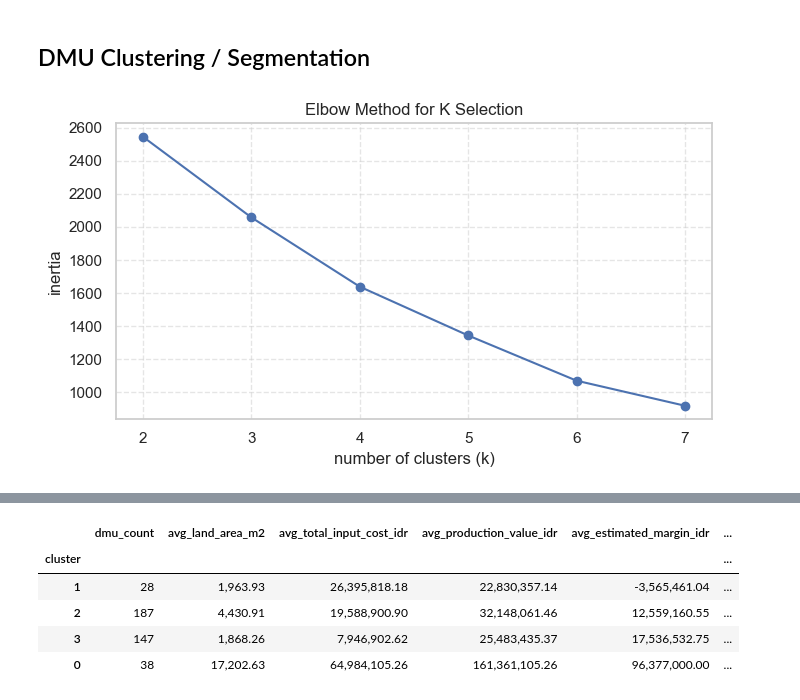
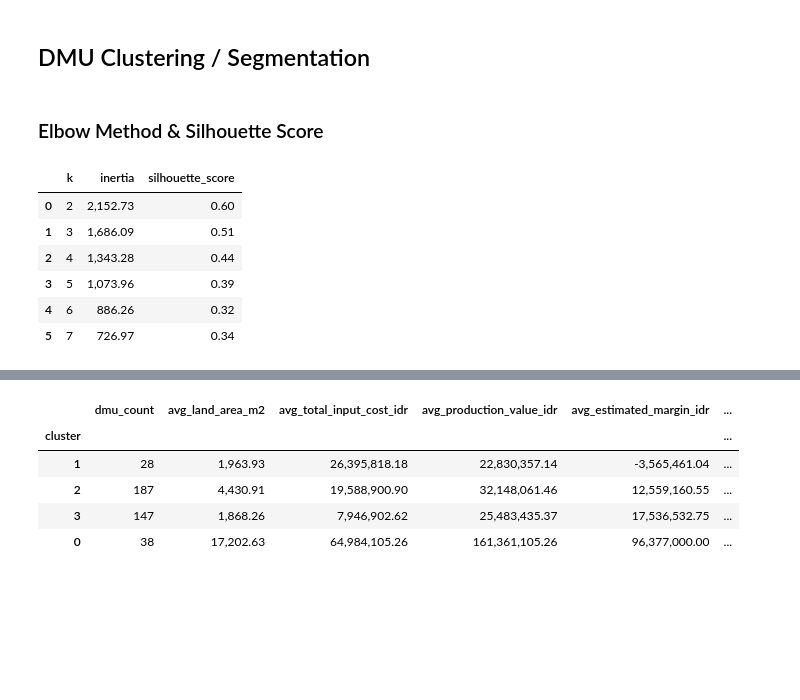
Before and after one commit to MMADUs/RSC_Analysis, a Jupyter notebook: Rice Supply Chain Analysis.ipynb, the cells around one changed output, grey strips where cells are left out. Drawn from its saved outputs; the diff is of its cells as text; code cells hidden in the pictures; blank space fills up the shorter version.

```diff
--- a/Rice Supply Chain Analysis.ipynb
+++ b/Rice Supply Chain Analysis.ipynb
@@ -1795,30 +1766,37 @@ cluster_features = [
     "production_value_idr",
     "estimated_margin_idr",
     "benefit_cost_ratio",
-    "roi",
-    "production_per_m2_idr",
     "cost_per_m2_idr",
     "estimated_margin_per_m2_idr",
 ]
 
 robust_scaler = RobustScaler()
 X_cluster = robust_scaler.fit_transform(analysis_df[cluster_features])
-
-# use 3 clusters
-inertias = []
-k_range = range(2, 8)
-for k in k_range:
-    km = KMeans(n_clusters=k, random_state=42, n_init=10)
-    km.fit(X_cluster)
-    inertias.append(km.inertia_)
-
-fig, ax = plt.subplots(figsize=(7, 4))
-ax.plot(list(k_range), inertias, marker="o")
-ax.set_xlabel("number of clusters (k)")
-ax.set_ylabel("inertia")
-ax.set_title("Elbow Method for K Selection")
-ax.grid(linestyle="--", alpha=0.5)
-plt.tight_layout()
-plt.show()
-# %% [output]
-[figure, removed]
+# %% [markdown]
+### Elbow Method & Silhouette Score
+# %%
+from sklearn.metrics import silhouette_score
+
+cluster_diagnostics = []
+k_range = range(2, 8)
+
+for k in k_range:
+    km = KMeans(n_clusters=k, random_state=42, n_init=10)
+    labels = km.fit_predict(X_cluster)
+
+    cluster_diagnostics.append({
+        "k": k,
+        "inertia": km.inertia_,
+        "silhouette_score": silhouette_score(X_cluster, labels)
+    })
+
+cluster_diagnostics = pd.DataFrame(cluster_diagnostics)
+cluster_diagnostics
+# %% [output]
+|  | k | inertia | silhouette_score |
+| 0 | 2 | 2,152.73 | 0.60 |
+| 1 | 3 | 1,686.09 | 0.51 |
+| 2 | 4 | 1,343.28 | 0.44 |
+| 3 | 5 | 1,073.96 | 0.39 |
+| 4 | 6 | 886.26 | 0.32 |
+| 5 | 7 | 726.97 | 0.34 |
```
Also changed, not shown: parts of 11 cells of this notebook, 1 other file.
